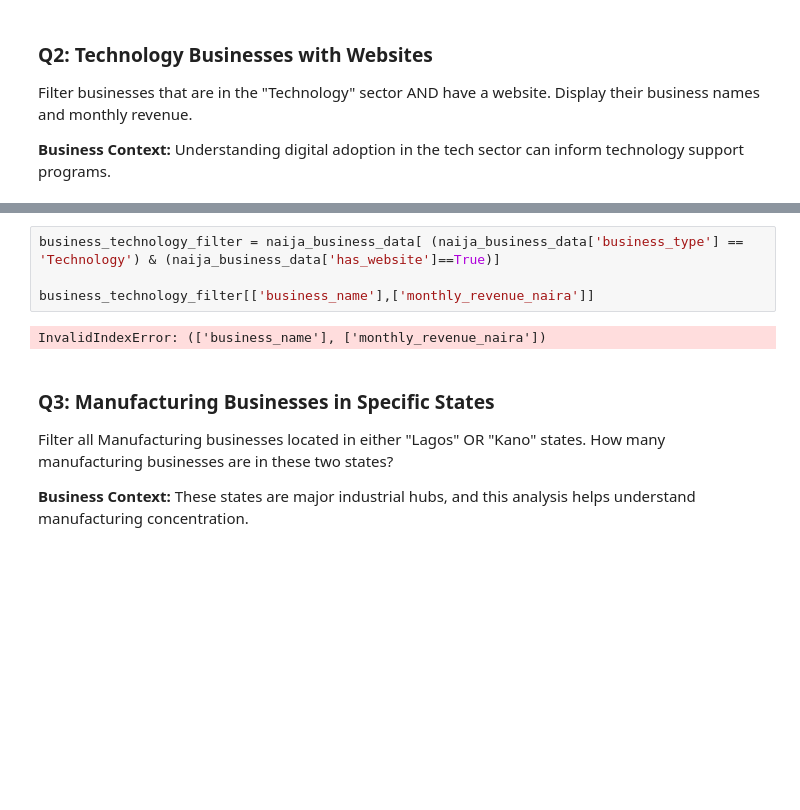
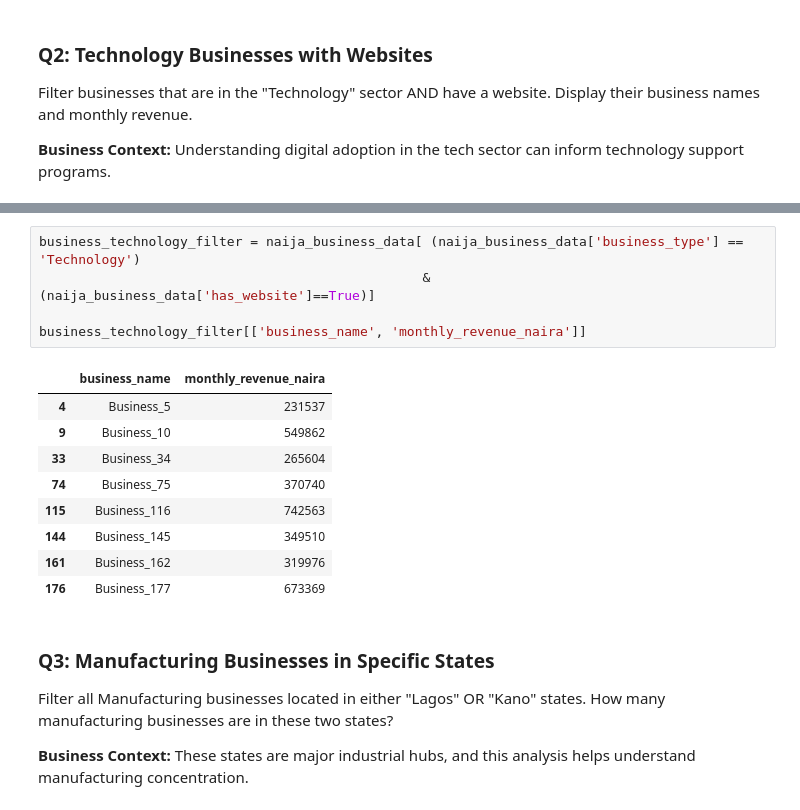
Before and after one commit to lekoundanmgedeon/data-preprocessing-daily-reports, a Jupyter notebook: assignements/A1_data_prep/Assignment_01.ipynb, the cells around one changed output, grey strips where cells are left out. Drawn from its saved outputs; the diff is of its cells as text; blank space fills up the shorter version.

```diff
--- a/assignements/A1_data_prep/Assignment_01.ipynb
+++ b/assignements/A1_data_prep/Assignment_01.ipynb
@@ -87,11 +87,20 @@ tech_with_site
 | 6 | Business_162 | 319976 |
 | 7 | Business_177 | 673369 |
 # %%
-business_technology_filter = naija_business_data[ (naija_business_data['business_type'] == 'Technology') & (naija_business_data['has_website']==True)]
+business_technology_filter = naija_business_data[ (naija_business_data['business_type'] == 'Technology')
+                                                 & (naija_business_data['has_website']==True)]
 
-business_technology_filter[['business_name'],['monthly_revenue_naira']]
+business_technology_filter[['business_name', 'monthly_revenue_naira']]
 # %% [output]
-InvalidIndexError: (['business_name'], ['monthly_revenue_naira'])
+|  | business_name | monthly_revenue_naira |
+| 4 | Business_5 | 231537 |
+| 9 | Business_10 | 549862 |
+| 33 | Business_34 | 265604 |
+| 74 | Business_75 | 370740 |
+| 115 | Business_116 | 742563 |
+| 144 | Business_145 | 349510 |
+| 161 | Business_162 | 319976 |
+| 176 | Business_177 | 673369 |
 # %% [markdown]
 ### Q3: Manufacturing Businesses in Specific States
 Filter all Manufacturing businesses located in either "Lagos" OR "Kano" states. How many manufacturing businesses are in these two states?
```
Also changed, not shown: parts of 4 cells of this notebook.
